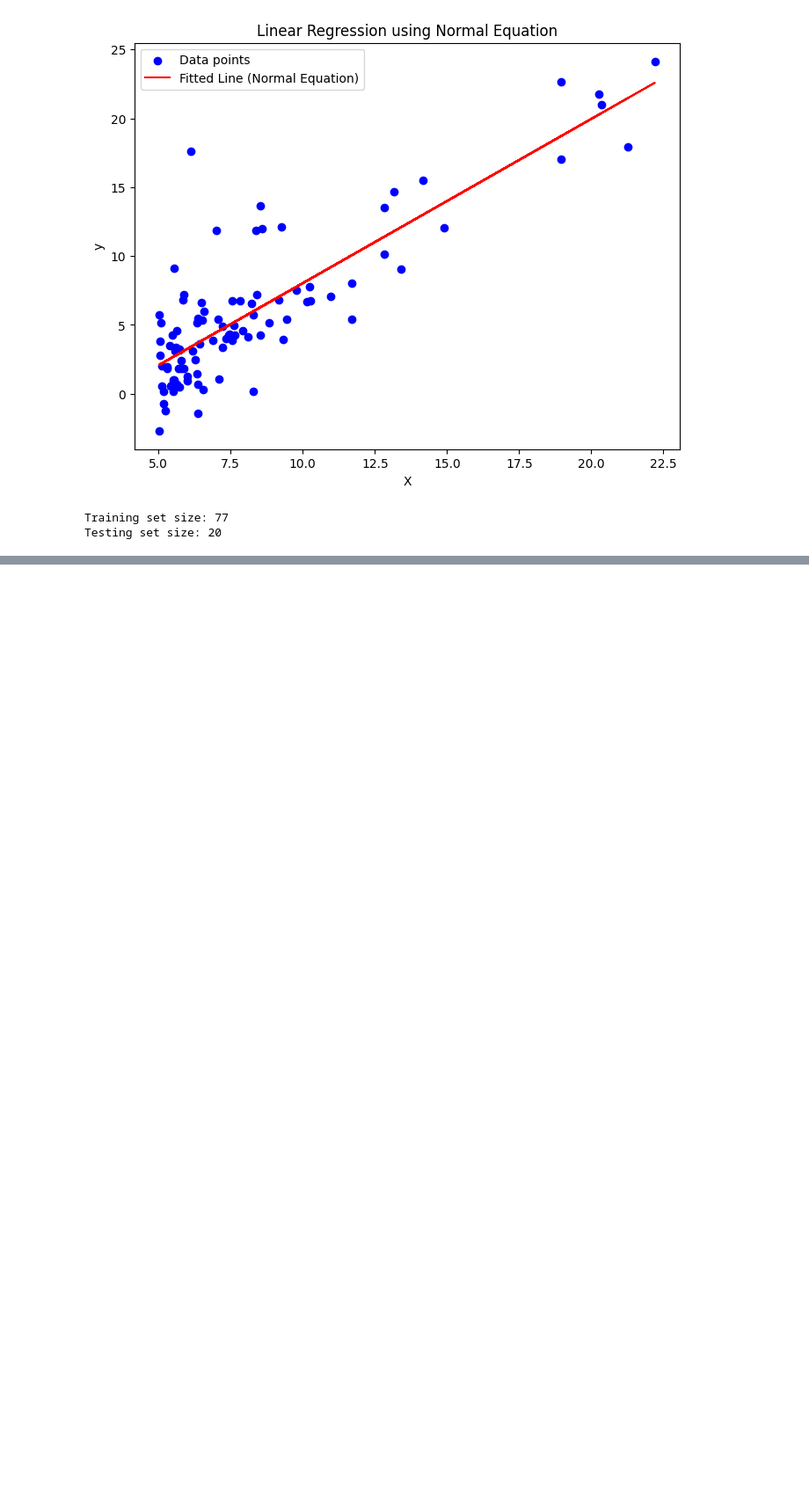
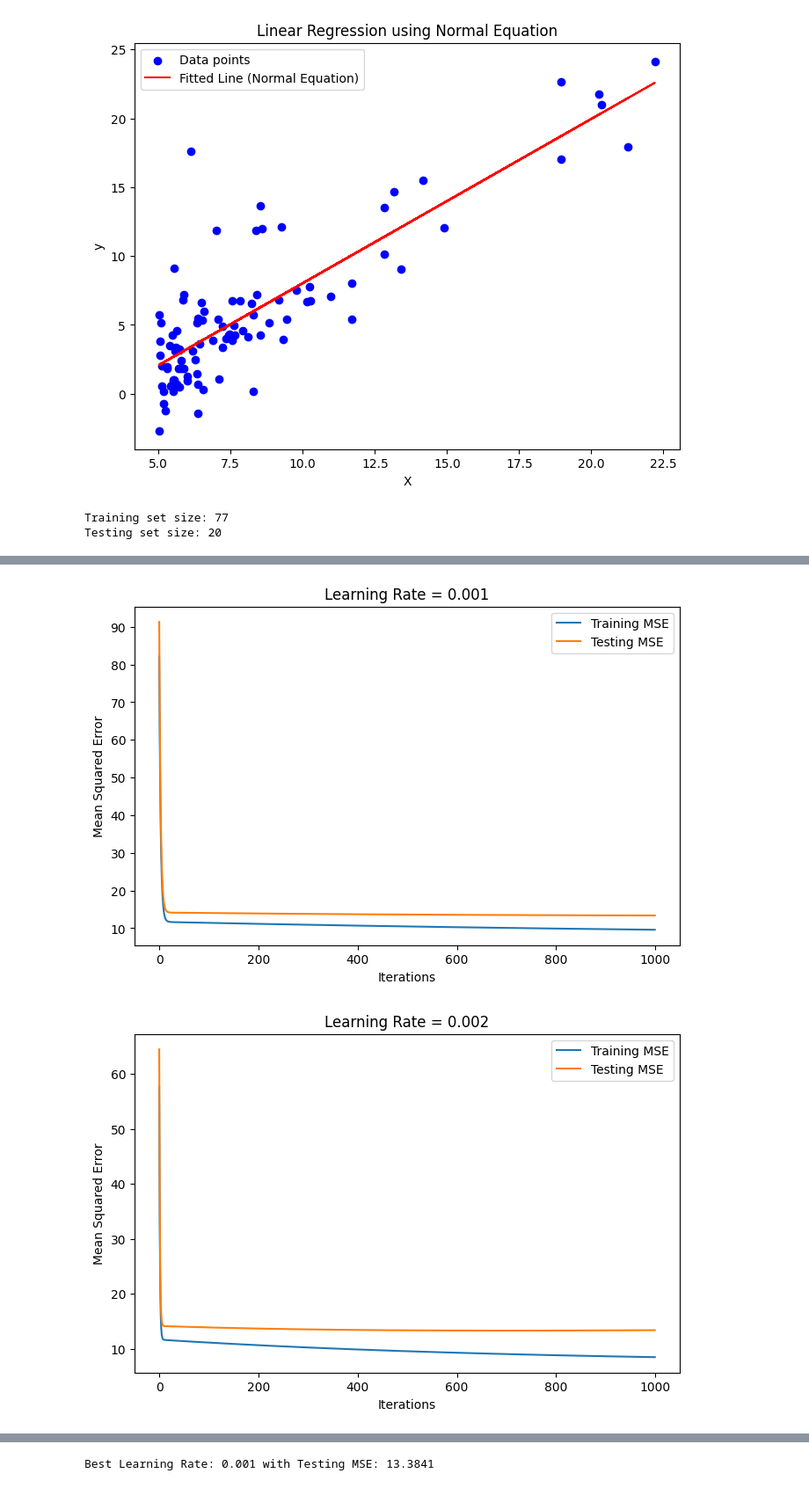
Before and after one commit to jcwilson11/JCW.CPE595, a Jupyter notebook: Homework/Homework2/HW2_Linear_and_Logistic_Regression.ipynb, the cells around one changed output, grey strips where cells are left out. Shown at 88% size. Saved outputs shown, nothing was run; the diff lists cells and outputs as text; code cells hidden in the pictures; blank space fills up the shorter version.

```diff
--- a/Homework/Homework2/HW2_Linear_and_Logistic_Regression.ipynb
+++ b/Homework/Homework2/HW2_Linear_and_Logistic_Regression.ipynb
@@ -157,0 +161,78 @@ SGD Observations
+# %%
+import numpy as np
+import matplotlib.pyplot as plt
+
+# BGD Algorithm
+# Try all learning rates and plot the MSE vs Iterations for each learning rate to find the best one
+
+# Learning rates to test
+learning_rates = [0.001, 0.002, 0.003, 0.004, 0.005, 0.006, 0.007, 0.008, 0.009, 0.01]
+
+# Store final MSE for comparison
+final_mse_train_bgd = []
+final_mse_test_bgd = []
+
+# BGD Parameters
+n_iterations = 1000  # Maximum number of iterations
+cost_threshold = 1e-6  # Cost function threshold for early stopping
+m = X_train.shape[0]  # Number of samples
+
+# Loop over learning rates
+for lr in learning_rates:
+    # Initialize weights
+    np.random.seed(19)
+    theta_bgd = np.random.randn(2, 1)
+
+    # Lists to store MSE per iteration
+    mse_train_bgd = []
+    mse_test_bgd = []
+
+    # BGD Loop
+    for iteration in range(n_iterations):
+        gradients = (2/m) * X_train.T.dot(X_train.dot(theta_bgd) - y_train.reshape(-1, 1))
+        theta_bgd = theta_bgd - lr * gradients
+
+        # Calculate MSE for training and testing
+        y_train_pred = X_train.dot(theta_bgd)
+        y_test_pred = X_test.dot(theta_bgd)
+        mse_current = np.mean((y_train - y_train_pred.flatten())**2)
+        mse_train_bgd.append(mse_current)
+        mse_test_bgd.append(np.mean((y_test - y_test_pred.flatten())**2))
+
+        # Check for early stopping (cost function threshold)
+        if iteration > 0 and abs(mse_train_bgd[-2] - mse_current) < cost_threshold:
+            print(f"Early stopping at iteration {iteration} for learning rate {lr}")
+            break
+
+    # Store final MSE
+    final_mse_train_bgd.append(mse_train_bgd[-1])
+    final_mse_test_bgd.append(mse_test_bgd[-1])
+
+    # Plot MSE vs Iterations for each learning rate
+    plt.figure(figsize=(8, 5))
+    plt.plot(mse_train_bgd, label='Training MSE')
+    plt.plot(mse_test_bgd, label='Testing MSE')
+    plt.title(f"Learning Rate = {lr}")
+    plt.xlabel("Iterations")
+    plt.ylabel("Mean Squared Error")
+    plt.legend()
+    plt.show()
+
+# Plot Final MSE vs Learning Rate
+plt.figure(figsize=(8, 6))
+plt.plot(learning_rates, final_mse_train_bgd, marker='o', label='Training MSE')
+plt.plot(learning_rates, final_mse_test_bgd, marker='o', label='Testing MSE')
+plt.title("Final MSE vs Learning Rate")
+plt.xlabel("Learning Rate")
+plt.ylabel("Final MSE")
+plt.legend()
+plt.grid(True)
+plt.show()
+
+# Identify the best learning rate (lowest test MSE)
+best_lr_index_bgd = np.argmin(final_mse_test_bgd)
+best_lr_bgd = learning_rates[best_lr_index_bgd]
+print(f"Best Learning Rate: {best_lr_bgd} with Testing MSE: {final_mse_test_bgd[best_lr_index_bgd]:.4f}")
+# %% [output]
+[figure, added]
+[figure, added]
@@ -157,0 +248 @@ SGD Observations
+Best Learning Rate: 0.001 with Testing MSE: 13.3841
```
Also changed, not shown: parts of 20 cells of this notebook, 3 other files.
